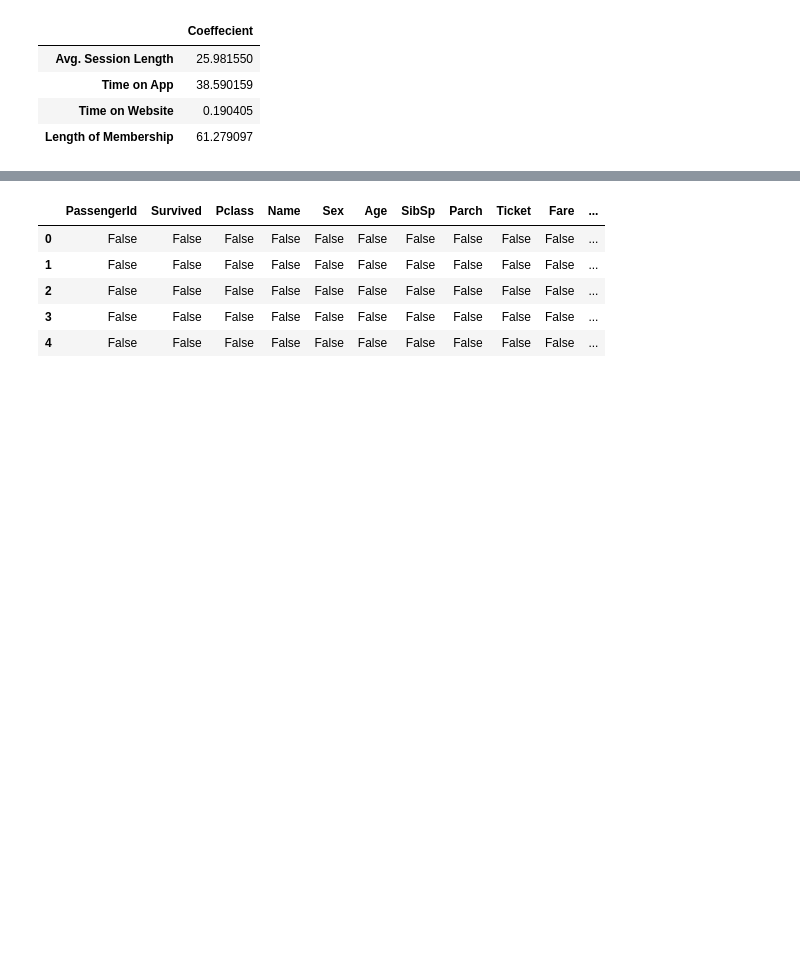
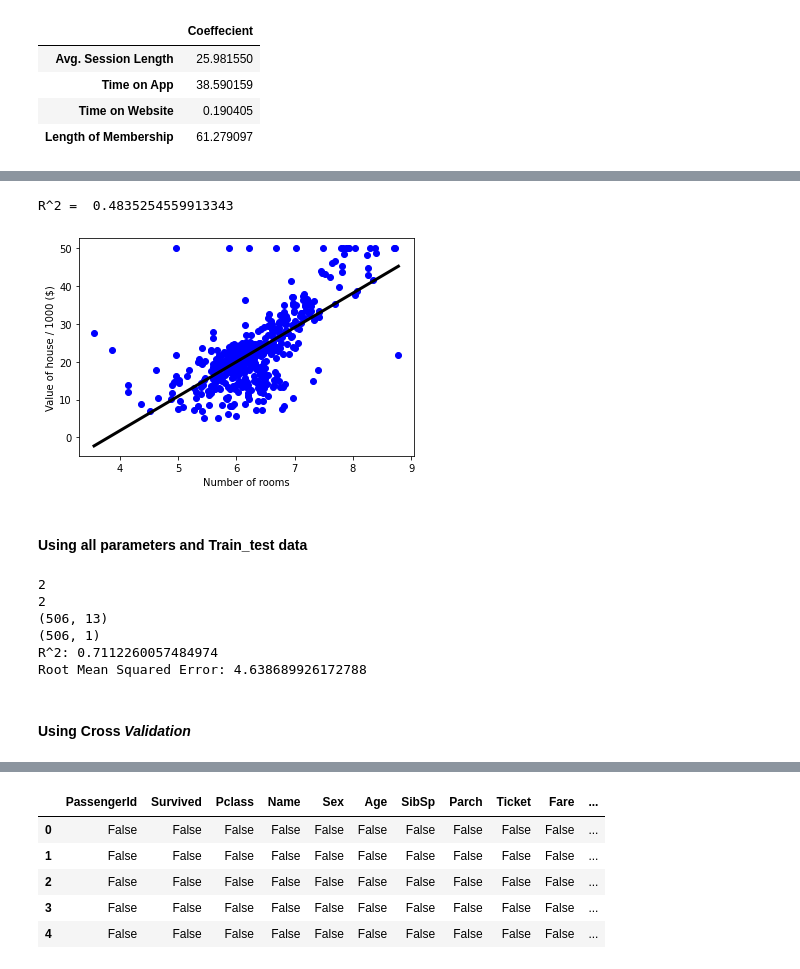
Before and after one commit to smaa8221/Machine-learning, a Jupyter notebook: Old Practice/My_Practice_ML.ipynb, the cells around one changed output, grey strips where cells are left out. Drawn from its saved outputs; the diff is of its cells as text; code cells hidden in the pictures; blank space fills up the shorter version.

```diff
--- a/Old Practice/My_Practice_ML.ipynb
+++ b/Old Practice/My_Practice_ML.ipynb
@@ -248,0 +314,56 @@ coeffecients
+# %%
+import numpy as np
+from sklearn.linear_model import LinearRegression
+reg = LinearRegression()
+reg.fit(X_rooms, y)
+print('R^2 = ', reg.score(X_rooms, y), '\n')
+
+prediction_space = np.linspace(min(X_rooms), max(X_rooms)).reshape(-1, 1)
+plt.scatter(X_rooms, y, color='blue')
+plt.plot(prediction_space, reg.predict(prediction_space),color='black', linewidth=3)
+plt.ylabel('Value of house / 1000 ($)')
+plt.xlabel('Number of rooms')
+plt.show();
+# %% [output]
+R^2 =  0.4835254559913343
+[figure, added]
+# %% [markdown]
+#### Using all parameters and Train_test data
+# %%
+X = boston.data
+y = boston.target.reshape(-1,1)
+print(X.ndim)
+print(y.ndim)
+print(X.shape)
+print(y.shape)
+
+# Import necessary modules
+from sklearn.linear_model import LinearRegression
+from sklearn.metrics import mean_squared_error
+from sklearn.model_selection import train_test_split
+
+# Create training and test sets
+X_train, X_test, y_train, y_test = train_test_split(X, y, test_size = 0.3, random_state=42)
+
+# Create the regressor: reg_all
+reg_all = LinearRegression()
+
+# Fit the regressor to the training data
+reg_all.fit(X_train, y_train)
+
+# Predict on the test data: y_pred
+y_pred = reg_all.predict(X_test)
+
+# Compute and print R^2 and RMSE
+print("R^2: {}".format(reg_all.score(X_test, y_test)))
+rmse = np.sqrt(mean_squared_error(y_test, y_pred))
+print("Root Mean Squared Error: {}".format(rmse))
+# %% [output]
+2
+2
+(506, 13)
+(506, 1)
+R^2: 0.7112260057484974
+Root Mean Squared Error: 4.638689926172788
+# %% [markdown]
+#### Using Cross *Validation*
```
Also changed, not shown: parts of 123 cells of this notebook.
